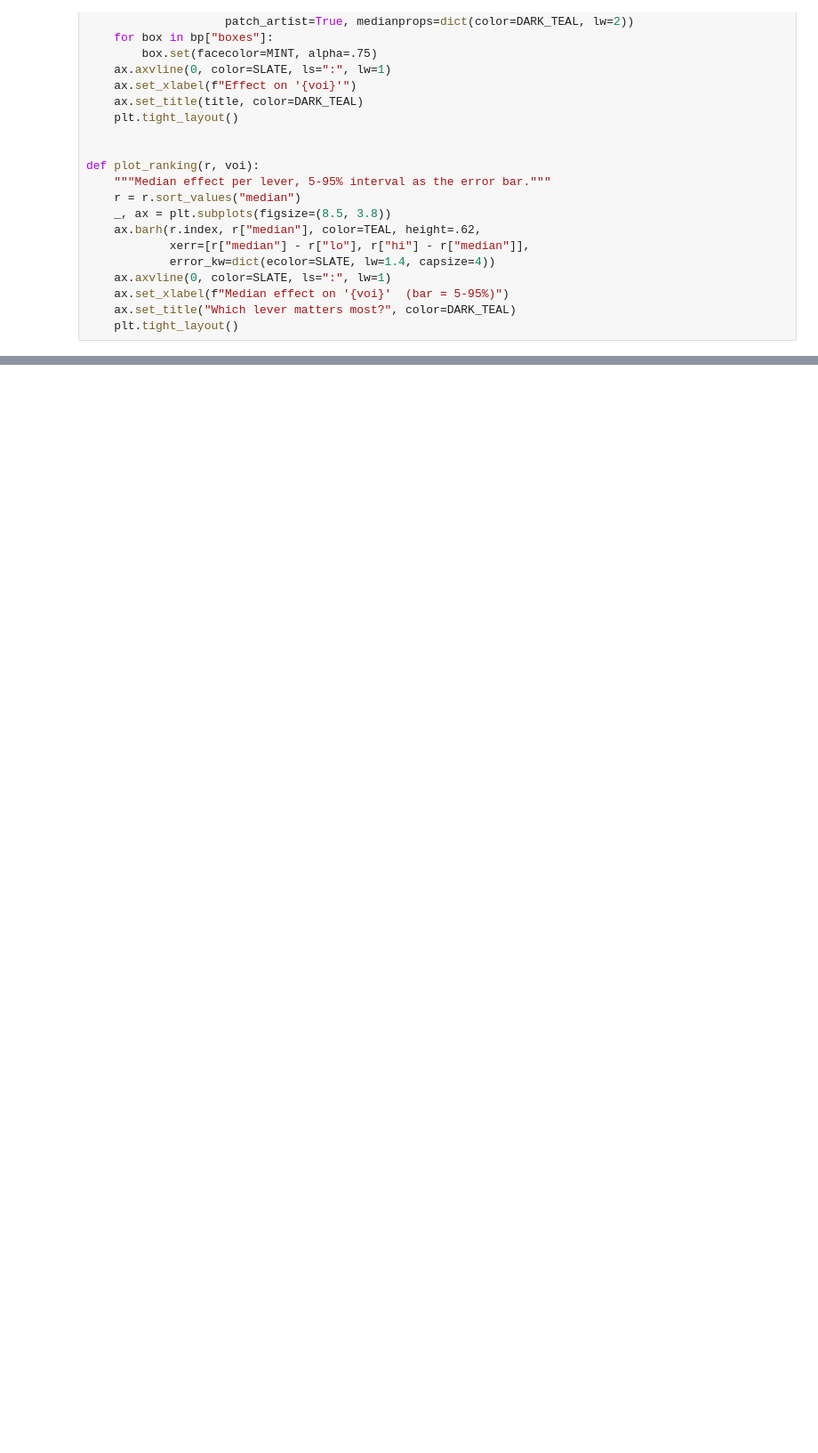
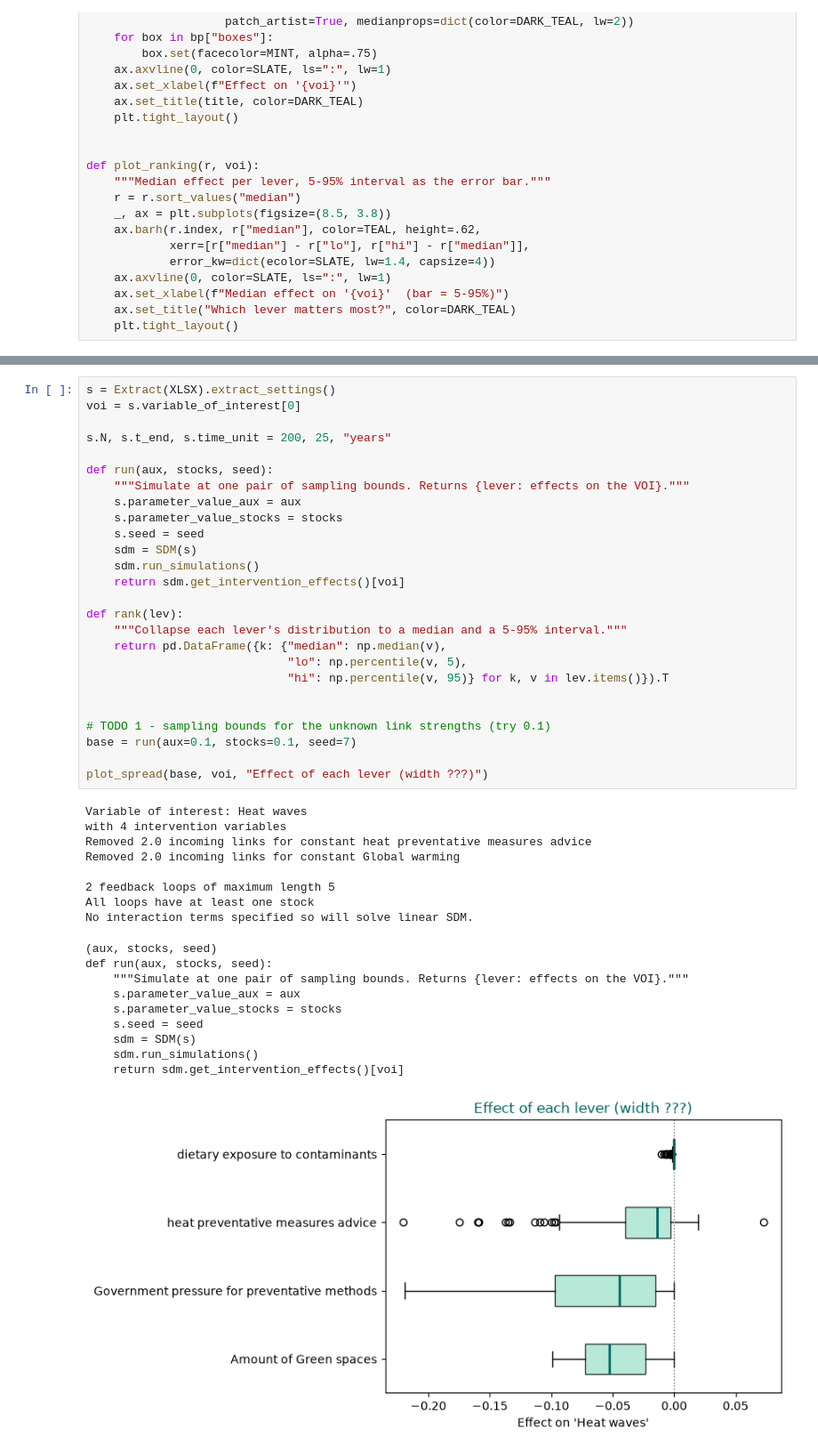
Before and after one commit to SylkeAijiaoSnel/csp_urban_heatwaves_2026, a Jupyter notebook: 1a.ipynb, the cells around one changed output, grey strips where cells are left out. Shown at 89% size. Drawn from its saved outputs; the diff is of its cells as text; blank space fills up the shorter version.

```diff
--- a/1a.ipynb
+++ b/1a.ipynb
@@ -134,0 +87,45 @@ constants              ['heat preventative measures advice', 'Global warming']
+# %%
+s = Extract(XLSX).extract_settings()
+voi = s.variable_of_interest[0]
+
+s.N, s.t_end, s.time_unit = 200, 25, "years"
+
+def run(aux, stocks, seed):
+    """Simulate at one pair of sampling bounds. Returns {lever: effects on the VOI}."""
+    s.parameter_value_aux = aux
+    s.parameter_value_stocks = stocks
+    s.seed = seed
+    sdm = SDM(s)
+    sdm.run_simulations()
+    return sdm.get_intervention_effects()[voi]
+
+def rank(lev):
+    """Collapse each lever's distribution to a median and a 5-95% interval."""
+    return pd.DataFrame({k: {"median": np.median(v),
+                             "lo": np.percentile(v, 5),
+                             "hi": np.percentile(v, 95)} for k, v in lev.items()}).T
+
+
+# TODO 1 - sampling bounds for the unknown link strengths (try 0.1)
+base = run(aux=0.1, stocks=0.1, seed=7)
+
+plot_spread(base, voi, "Effect of each lever (width ???)")
+# %% [output]
+Variable of interest: Heat waves
+with 4 intervention variables
+Removed 2.0 incoming links for constant heat preventative measures advice
+Removed 2.0 incoming links for constant Global warming
+
+2 feedback loops of maximum length 5
+All loops have at least one stock
+No interaction terms specified so will solve linear SDM.
+(aux, stocks, seed)
+def run(aux, stocks, seed):
+    """Simulate at one pair of sampling bounds. Returns {lever: effects on the VOI}."""
+    s.parameter_value_aux = aux
+    s.parameter_value_stocks = stocks
+    s.seed = seed
+    sdm = SDM(s)
+    sdm.run_simulations()
+    return sdm.get_intervention_effects()[voi]
+[figure, added]
```
Also changed, not shown: parts of 2 cells of this notebook.
